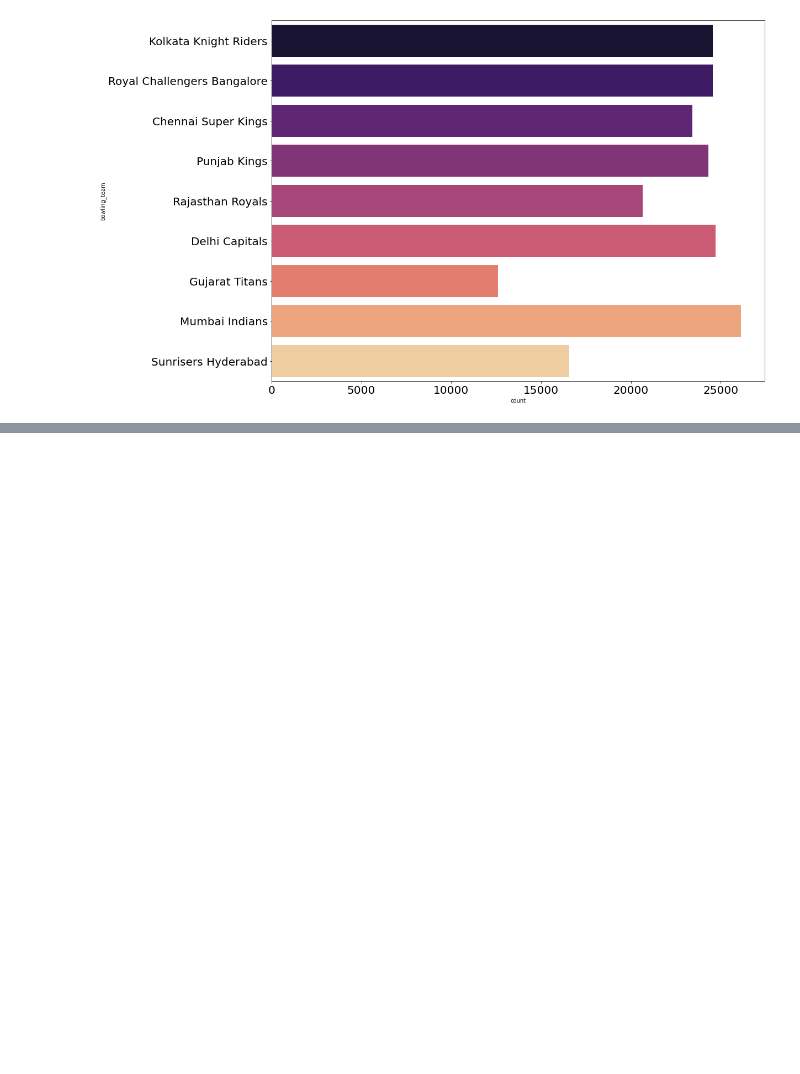
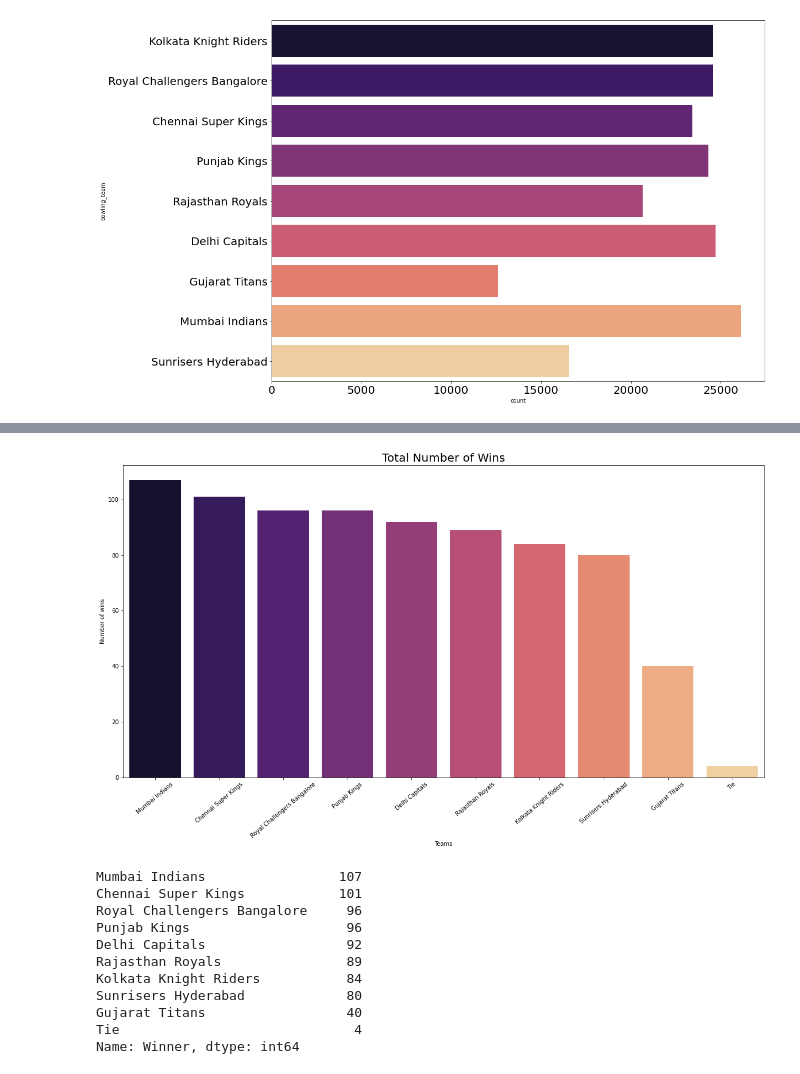
Before and after one commit to AniruddhA-Omni/Devspace2022_ps1, a Jupyter notebook: ps1_devspace.ipynb, the cells around one changed output, grey strips where cells are left out. Cells and saved outputs as stored; diff of their text form; code cells hidden in the pictures; blank space fills up the shorter version.

```diff
--- a/ps1_devspace.ipynb
+++ b/ps1_devspace.ipynb
@@ -218,3 +233,5 @@ df = df.drop(df.index[df['bowling_team'] == 'Pune Warriors'])
 df = df.drop(df.index[df['bowling_team'] == 'Rising Pune Supergiants'])
 df = df.drop(df.index[df['bowling_team'] == 'Rising Pune Supergiant'])
 df = df.drop(df.index[df['bowling_team'] == 'Kochi Tuskers Kerala'])
+# %%
+df.reset_index(inplace = True, drop = True)
@@ -349,0 +436,31 @@ Drive already mounted at /content/drive; to attempt to forcibly remount, call dr
+# %%
+ndd = dd
+for i in range(dd.shape[0]):
+  if ndd['Winner'][i] == 1:
+    ndd['Winner'][i] = ndd['Team1'][i]
+  elif ndd['Winner'][i] == 2:
+    ndd['Winner'][i] = ndd['Team2'][i]
+  else:
+    ndd['Winner'][i] = 'Tie'
+# %%
+plt.figure(figsize=(20,10))
+sns.barplot(ndd["Winner"].value_counts().index, ndd["Winner"].value_counts(), palette='magma')
+plt.title('Total Number of Wins', fontsize = 20)
+plt.xlabel('Teams')
+plt.ylabel('Number of wins')
+plt.xticks(rotation = 40)
+plt.show()
+print(ndd["Winner"].value_counts())
+# %% [output]
+[figure, added]
+Mumbai Indians                 107
+Chennai Super Kings            101
+Royal Challengers Bangalore     96
+Punjab Kings                    96
+Delhi Capitals                  92
+Rajasthan Royals                89
+Kolkata Knight Riders           84
+Sunrisers Hyderabad             80
+Gujarat Titans                  40
+Tie                              4
+Name: Winner, dtype: int64
```
Also changed, not shown: parts of 30 cells of this notebook.
